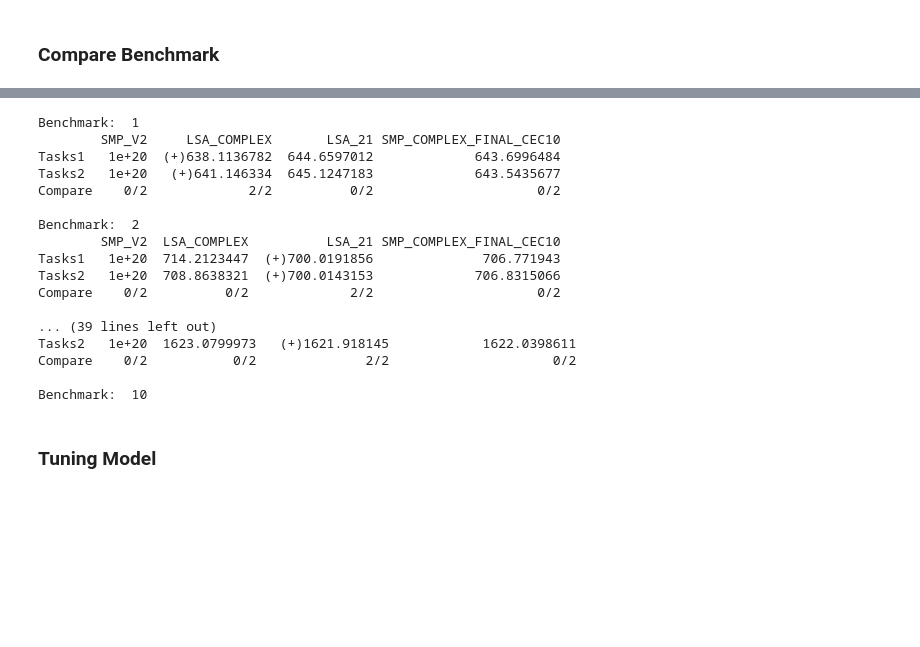
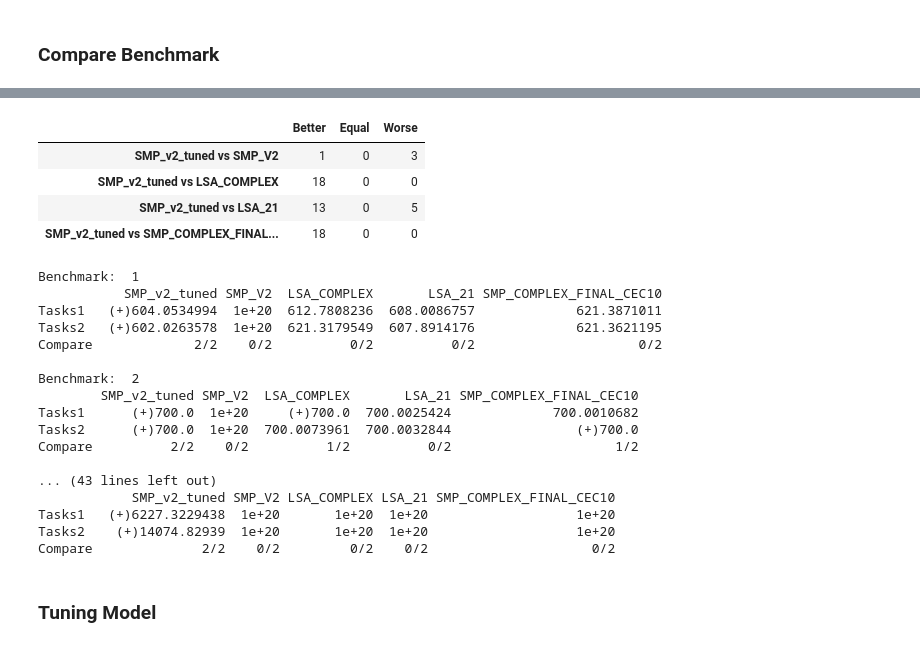
Before and after one commit to KM-MSO/MFEA_MSO, a Jupyter notebook: 7_multi_run.ipynb, the cells around one changed output, grey strips where cells are left out. Drawn from its saved outputs; the diff is of its cells as text; code cells hidden in the pictures; blank space fills up the shorter version.

```diff
--- a/7_multi_run.ipynb
+++ b/7_multi_run.ipynb
@@ -23,0 +23,8 @@ lsa = loadModel("./RESULTS/result/WCCI22_complex/LSA_21/LSA_2021_MTOMSO_Benchmar
+# %%
+compare.summarizing_compare_result(idx_main_algo=0, min_value=1e-6, idx_gener_compare=-, total_generation=1000)
+# %% [output]
+|  | Better | Equal | Worse |
+| SMP_v2_tuned vs SMP_V2 | 1 | 0 | 3 |
+| SMP_v2_tuned vs LSA_COMPLEX | 18 | 0 | 0 |
+| SMP_v2_tuned vs LSA_21 | 13 | 0 | 5 |
+| SMP_v2_tuned vs SMP_COMPLEX_FINAL... | 18 | 0 | 0 |
@@ -24,25 +33,25 @@ lsa = loadModel("./RESULTS/result/WCCI22_complex/LSA_21/LSA_2021_MTOMSO_Benchmar
 # %%
-compare.show_compare_detail(min_value=1e-6, round=7,idx_gener_compare=100, total_generation=1000)
+compare.show_compare_detail(min_value=1e-6, round=7,idx_gener_compare=-100, total_generation=1000)
 # idx_gener_compare : vị trí thế hệ mà tại đó muốn so sánh các thuật toán với nhau
 # total generation : số thế hệ của thuật toán. mặc định là 1000
 # %% [output]
 Benchmark:  1
-        SMP_V2     LSA_COMPLEX       LSA_21 SMP_COMPLEX_FINAL_CEC10
-Tasks1   1e+20  (+)638.1136782  644.6597012             643.6996484
-Tasks2   1e+20   (+)641.146334  645.1247183             643.5435677
-Compare    0/2             2/2          0/2                     0/2
+           SMP_v2_tuned SMP_V2  LSA_COMPLEX       LSA_21 SMP_COMPLEX_FINAL_CEC10
+Tasks1   (+)604.0534994  1e+20  612.7808236  608.0086757             621.3871011
+Tasks2   (+)602.0263578  1e+20  621.3179549  607.8914176             621.3621195
+Compare             2/2    0/2          0/2          0/2                     0/2
 
 Benchmark:  2
-        SMP_V2  LSA_COMPLEX          LSA_21 SMP_COMPLEX_FINAL_CEC10
-Tasks1   1e+20  714.2123447  (+)700.0191856              706.771943
-Tasks2   1e+20  708.8638321  (+)700.0143153             706.8315066
-Compare    0/2          0/2             2/2                     0/2
+        SMP_v2_tuned SMP_V2  LSA_COMPLEX       LSA_21 SMP_COMPLEX_FINAL_CEC10
+Tasks1      (+)700.0  1e+20     (+)700.0  700.0025424             700.0010682
+Tasks2      (+)700.0  1e+20  700.0073961  700.0032844                (+)700.0
+Compare          2/2    0/2          1/2          0/2                     1/2
 
-... (39 lines left out)
-Tasks2   1e+20  1623.0799973   (+)1621.918145            1622.0398611
-Compare    0/2           0/2              2/2                     0/2
-
-Benchmark:  10
+... (43 lines left out)
+            SMP_v2_tuned SMP_V2 LSA_COMPLEX LSA_21 SMP_COMPLEX_FINAL_CEC10
+Tasks1   (+)6227.3229438  1e+20       1e+20  1e+20                   1e+20
+Tasks2    (+)14074.82939  1e+20       1e+20  1e+20                   1e+20
+Compare              2/2    0/2         0/2    0/2                     0/2
 # %% [markdown]
 ### Tuning Model
 # %%
```
Also changed, not shown: parts of 3 cells of this notebook, 1 other file.
